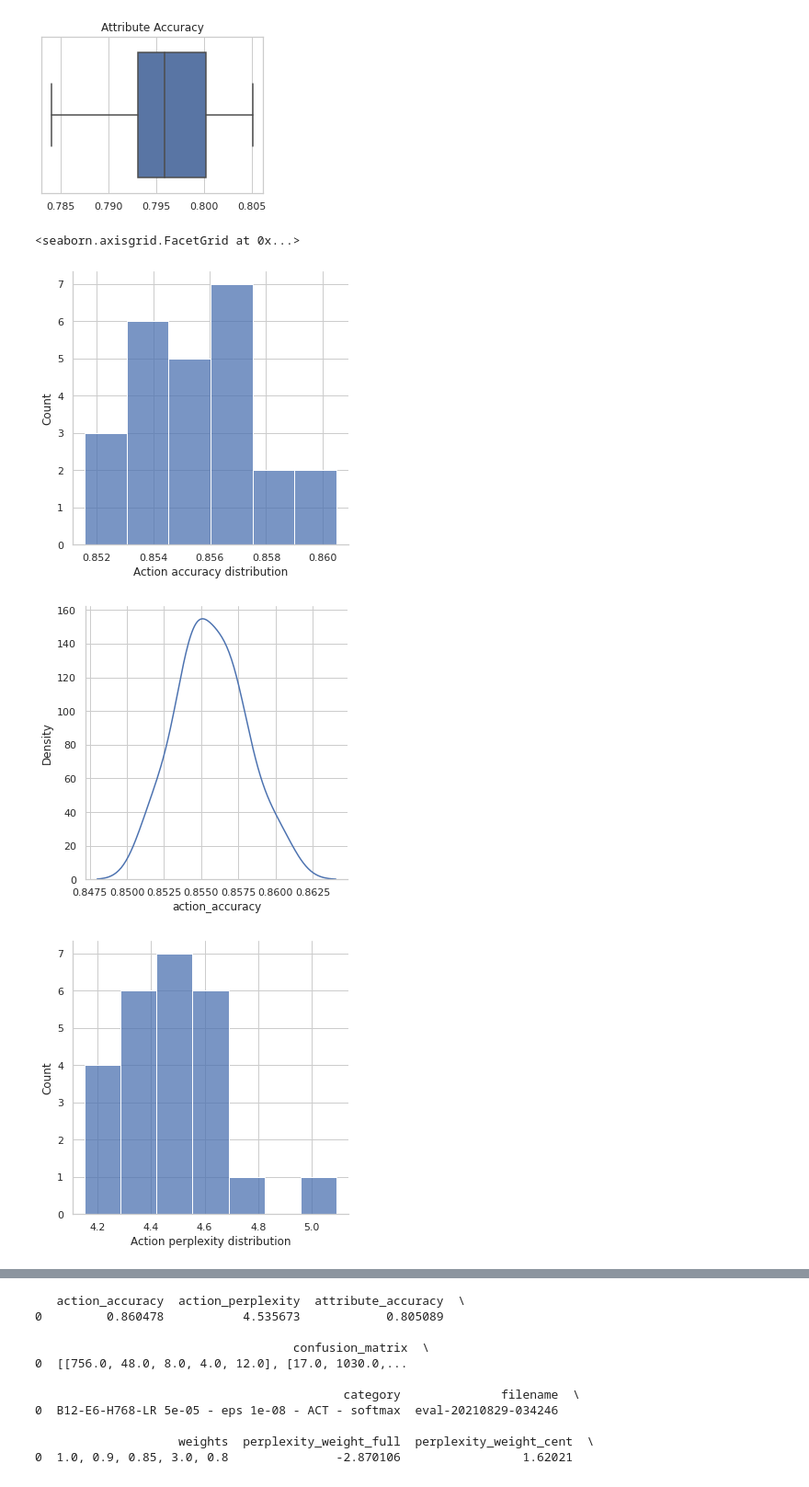
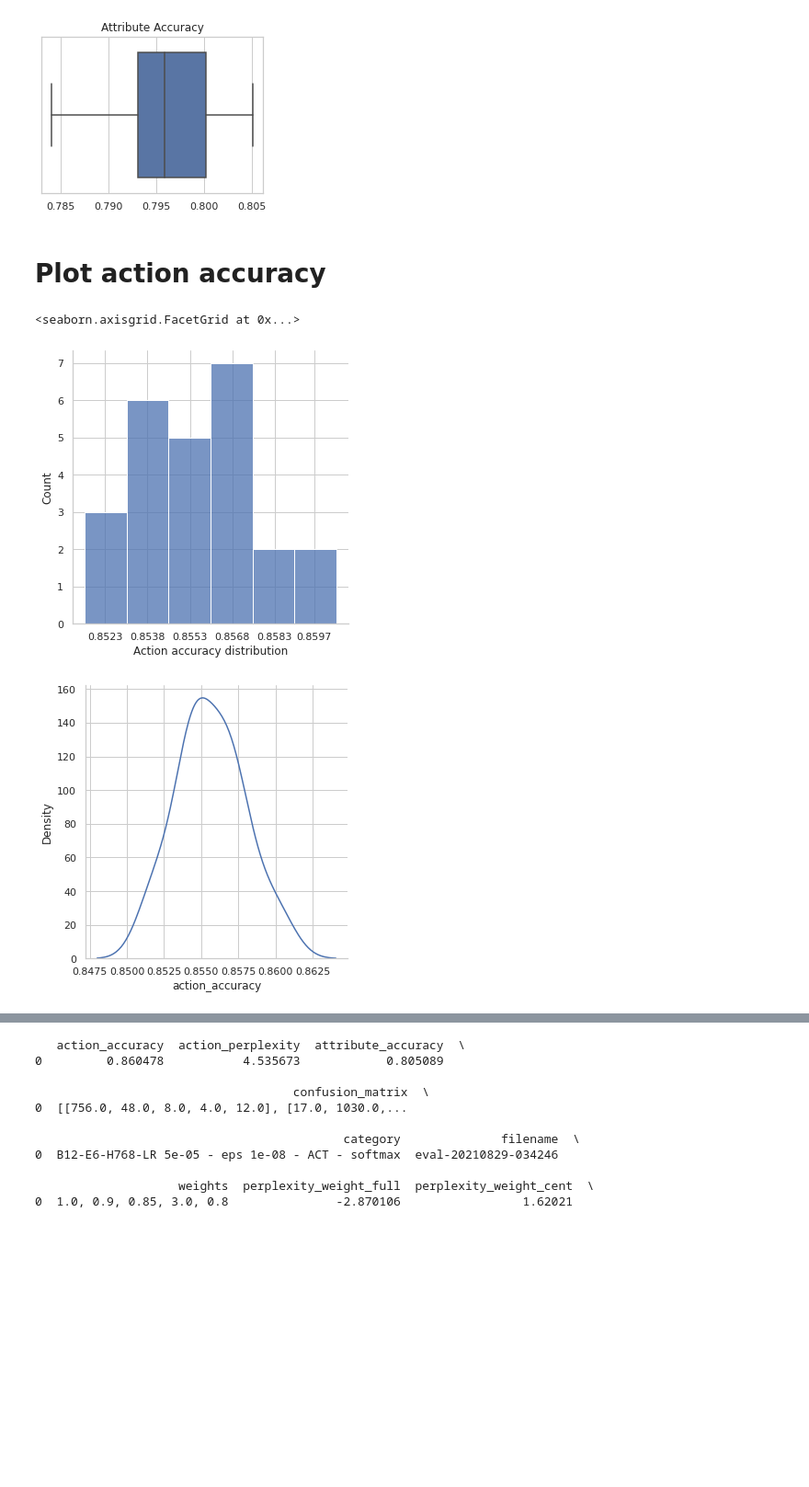
Before and after one commit to jmcrav/AP4CA, a Jupyter notebook: ap4ca/results/data_analysis.ipynb, the cells around one changed output, grey strips where cells are left out. Shown at 92% size. Saved outputs shown, nothing was run; the diff lists cells and outputs as text; code cells hidden in the pictures; blank space fills up the shorter version.

Commit message:
Update plots for report

```diff
--- a/ap4ca/results/data_analysis.ipynb
+++ b/ap4ca/results/data_analysis.ipynb
@@ -226,24 +226,21 @@ plt.rcParams["figure.figsize"] = (4.32,3.14)
 plt.savefig("./plots/boxplot-attribute_accuracy.png")
 # %% [output]
 [figure]
+# %% [markdown]
+# Plot action accuracy
 # %%
+min_val=min(case_study['action_accuracy'])
+max_val=max(case_study['action_accuracy'])
+n_bin=6
+bin_dim=(max_val-min_val)/n_bin
+xticks=np.around(np.arange(min_val+bin_dim/2, max_val-bin_dim/2,bin_dim),4)
 dp = sns.displot(case_study, x="action_accuracy")
 dp.set(xlabel='Action accuracy distribution')
 plt.rcParams["figure.figsize"] = (4.32,3.14)
+plt.xticks(xticks)
 plt.savefig("./plots/action_accuracy_distribution.png")
 sns.displot(case_study, x="action_accuracy", kind='kde')
-dp = sns.displot(case_study, x="action_perplexity")
-dp.set(xlabel='Action perplexity distribution')
-plt.rcParams["figure.figsize"] = (4.32,3.14)
-plt.savefig("./plots/action_perplexity_distribution.png")
-sns.displot(case_study, x="action_perplexity", kind="kde")
-dp = sns.displot(case_study, x="attribute_accuracy")
-dp.set(xlabel='Attribute accuracy distribution')
-plt.rcParams["figure.figsize"] = (4.32,3.14)
-plt.savefig("./plots/attribute_accuracy_distribution.png")
-sns.displot(case_study, x="attribute_accuracy", kind="kde")
 # %% [output]
 <seaborn.axisgrid.FacetGrid at 0x...>
-[figure, old version]
+[figure, new version]
 [figure]
-[figure, removed]
```
Also changed, not shown: parts of 6 cells of this notebook, 4 other files.
